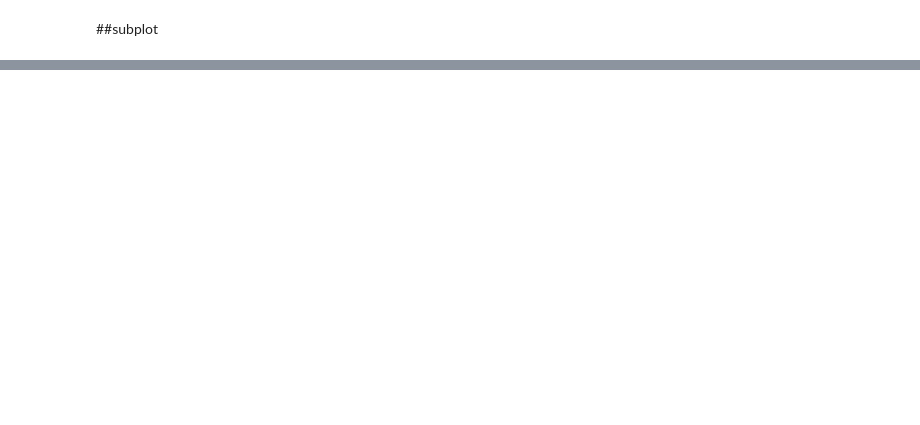
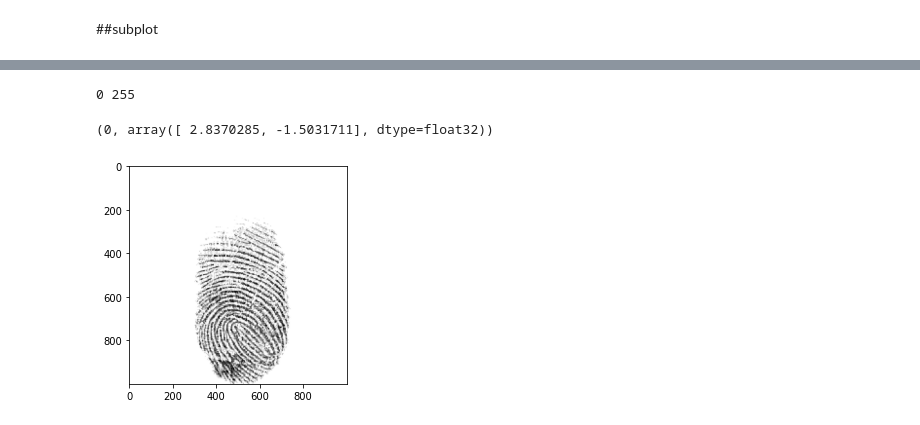
Before and after one commit to umbertogagl97/Tesi, a Jupyter notebook: Impronte/AttaccoScanner/Attacco_PGD.ipynb, the cells around one changed output, grey strips where cells are left out. Saved outputs shown, nothing was run; the diff lists cells and outputs as text; code cells hidden in the pictures; blank space fills up the shorter version.

```diff
--- a/Impronte/AttaccoScanner/Attacco_PGD.ipynb
+++ b/Impronte/AttaccoScanner/Attacco_PGD.ipynb
@@ -275,3 +282,35 @@ def print_subplot(x_test,y_test,preds,x_test_adv,value_preds_adv,normalize=True)
+# %%
+def test_average_value(classifier,input):
+  '''
+  model: model trained
+  test_loader: dataloader
+  return: pred: classe predetta, probabilities: probabilità per entrambe le classi
+  '''
+  preds=[]
+  data_transform_test= transforms.Compose([transforms.Resize([224,224]),
+          #transforms.Normalize([0.485, 0.456, 0.406], [0.229, 0.224, 0.225])
+          ])
+
+  if input.shape[2]!=1000:
+    input=transf_init(input)
+
+  n=input.shape
+  n_mod=calc_size(n[2:4])
+  crop_transform=transforms.TenCrop((n_mod[0],n_mod[1]))
+  crops=crop_transform(input)
+  live=0
+  spoof=0
+  for crop in crops:
+    crop=data_transform_test(crop) #resize 224
+    outputs = classifier.predict(crop)
+    live+=outputs[0][0]
+    spoof+=outputs[0][1]
+  live=live/10
+  spoof=spoof/10
+  predicted=np.argmax([live,spoof])
+  values=torch.Tensor([live,spoof]).numpy()
+
+  return predicted,values
 # %% [markdown]
 ##Array to dataloader
 # %%
@@ -1285,0 +1316,10 @@ IMMAGINE  5
+# %%
+prova_arr=plt.imread('prova.bmp')
+prova_arr=prova_arr
+print(np.min(prova_arr),np.max(prova_arr))
+plt.imshow(prova_arr)
+test_average_value(classifier,torch.Tensor(prova_arr.transpose(2,0,1)).unsqueeze_(0).type(torch.uint8))
+# %% [output]
+0 255
+(0, array([ 2.8370285, -1.5031711], dtype=float32))
+[figure, added]
```
Also changed, not shown: parts of 44 cells of this notebook.
